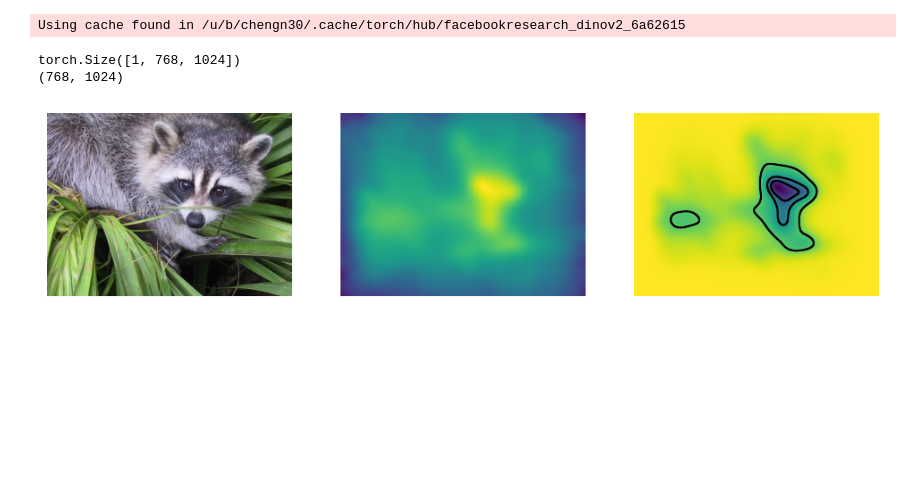
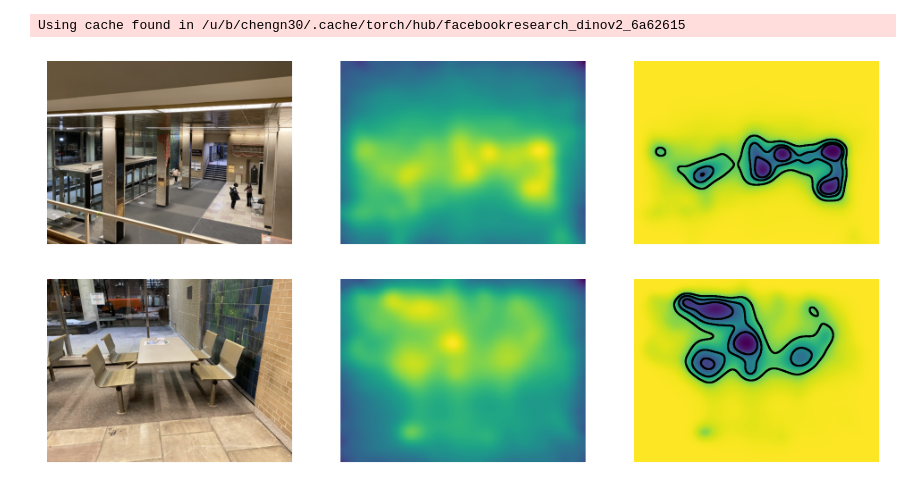
Before and after one commit to nic-cheng/DeepGaze, a Jupyter notebook: measures-of-success/process.ipynb, the cells around one changed output. Saved outputs shown, nothing was run; the diff lists cells and outputs as text; code cells hidden in the pictures; blank space fills up the shorter version.

Commit message:
feat: read input images from input directory and output to output directory

```diff
--- a/measures-of-success/process.ipynb
+++ b/measures-of-success/process.ipynb
@@ -39,7 +40,7 @@ from pysaliency.plotting import visualize_distribution
 INPUT_PATH = 'inputs'
 OUTPUT_PATH = 'outputs'
 
-def visualize_prediction(image, log_density_prediction):
+def visualize_prediction(image, log_density_prediction, output_path):
     f, axs = plt.subplots(nrows=1, ncols=3, figsize=(12, 3))
     axs[0].imshow(image)
     axs[0].set_axis_off()
@@ -47,11 +48,33 @@ def visualize_prediction(image, log_density_prediction):
     axs[1].set_axis_off()
     visualize_distribution(log_density_prediction.detach().cpu().numpy()[0], ax=axs[2])
     axs[2].set_axis_off()
-    plt.savefig(f'{OUTPUT_PATH}/my_plot.png')
+    plt.savefig(output_path)
-# %% [output]
-torch.Size([1, 768, 1024])
-(768, 1024)
-[figure, removed]
 # %%
-import cv2
+from PIL import Image
+import numpy as np
 import os
+from pathlib import Path
+from IPython.display import clear_output
+
+INPUT_PATH = 'inputs'
+input_batch_size = len(list(Path(INPUT_PATH).iterdir()))
+
+OUTPUT_PATH = 'outputs'
+
+for i in range(input_batch_size):
+    file_path = os.path.join(INPUT_PATH, f'test_{i}.jpg')
+
+    if os.path.exists(file_path):
+        image = np.array(Image.open(file_path))
+
+        # Make sure image is RGB (not RGBA)
+        if image.shape[2] == 4:
+            image = image[:, :, :3]
+
+        log_density_prediction = predict_log_density(image, centerbias)
+        visualize_prediction(image, log_density_prediction, os.path.join(OUTPUT_PATH, f'prediction_{i}.png'))
+    else:
+        print(f"Error: The file '{file_path}' was not found.")
+# %% [output]
+[figure, added]
+[figure, added]
```
Also changed, not shown: parts of 1 cell of this notebook, 6 other files.
